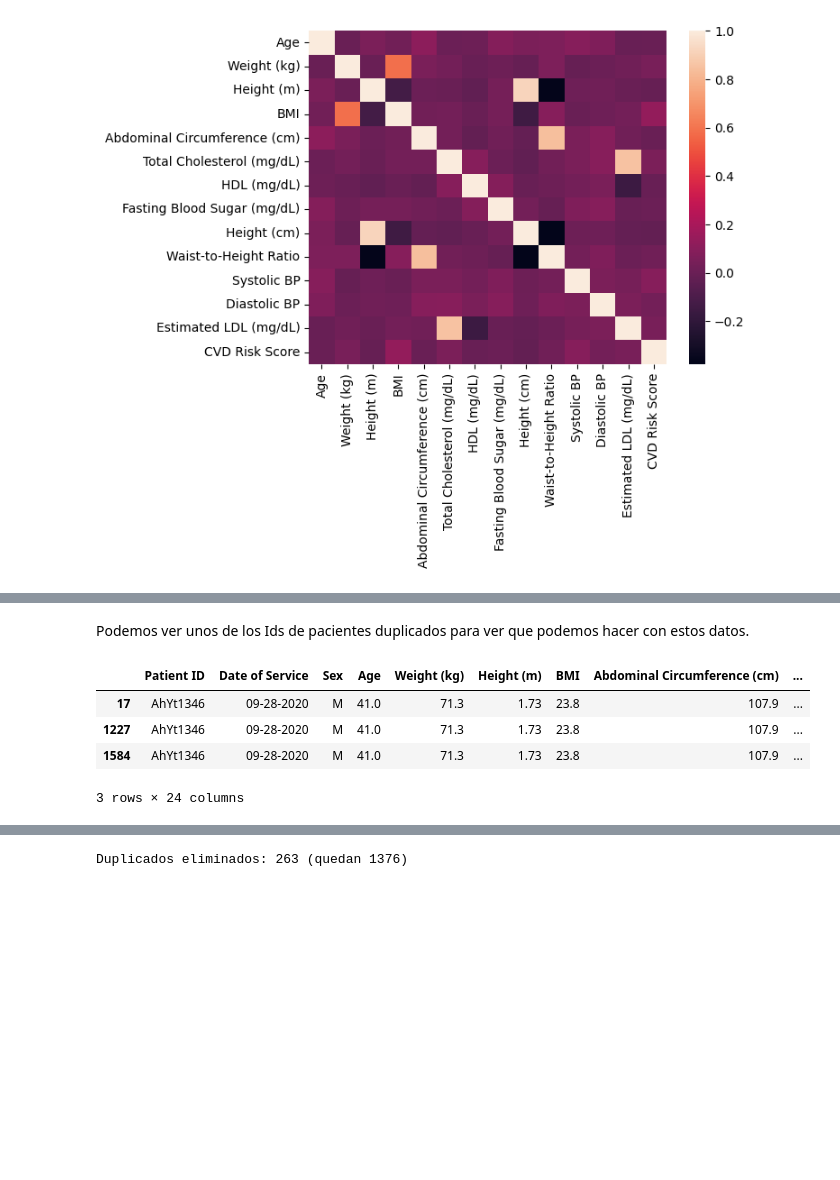
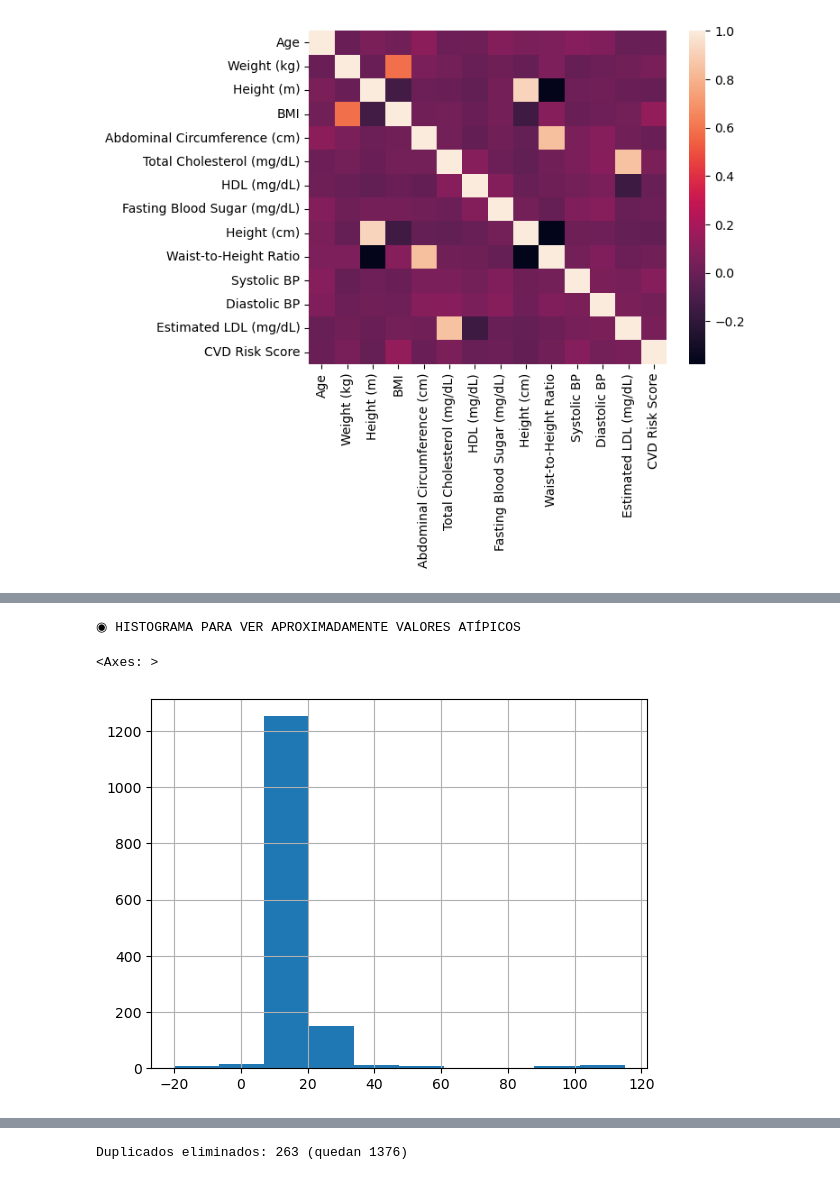
Before and after one commit to lfelipesales/Laboratorios-AprendizajeDeMaquina, a Jupyter notebook: LAB1/Laboratorio1.ipynb, the cells around one changed output, grey strips where cells are left out. Saved outputs shown, nothing was run; the diff lists cells and outputs as text; code cells hidden in the pictures; blank space fills up the shorter version.

```diff
--- a/LAB1/Laboratorio1.ipynb
+++ b/LAB1/Laboratorio1.ipynb
@@ -241,10 +193,7 @@ dup_table
-# %% [markdown]
-Podemos ver unos de los Ids de pacientes duplicados para ver que podemos hacer con estos datos.
-# %%
-df[df["Patient ID"] == "AhYt1346"]
-# %% [output]
-|  | Patient ID | Date of Service | Sex | Age | Weight (kg) | Height (m) | BMI | Abdominal Circumference (cm) | ... |
-| 17 | AhYt1346 | 09-28-2020 | M | 41.0 | 71.3 | 1.73 | 23.8 | 107.9 | ... |
-| 1227 | AhYt1346 | 09-28-2020 | M | 41.0 | 71.3 | 1.73 | 23.8 | 107.9 | ... |
-| 1584 | AhYt1346 | 09-28-2020 | M | 41.0 | 71.3 | 1.73 | 23.8 | 107.9 | ... |
-3 rows × 24 columns
+# %%
+print("\n\n◉ HISTOGRAMA PARA VER APROXIMADAMENTE VALORES ATÍPICOS\n")
+df["CVD Risk Score"].hist()
+# %% [output]
+◉ HISTOGRAMA PARA VER APROXIMADAMENTE VALORES ATÍPICOS
+<Axes: >
+[figure, added]
```
Also changed, not shown: parts of 75 cells of this notebook.
